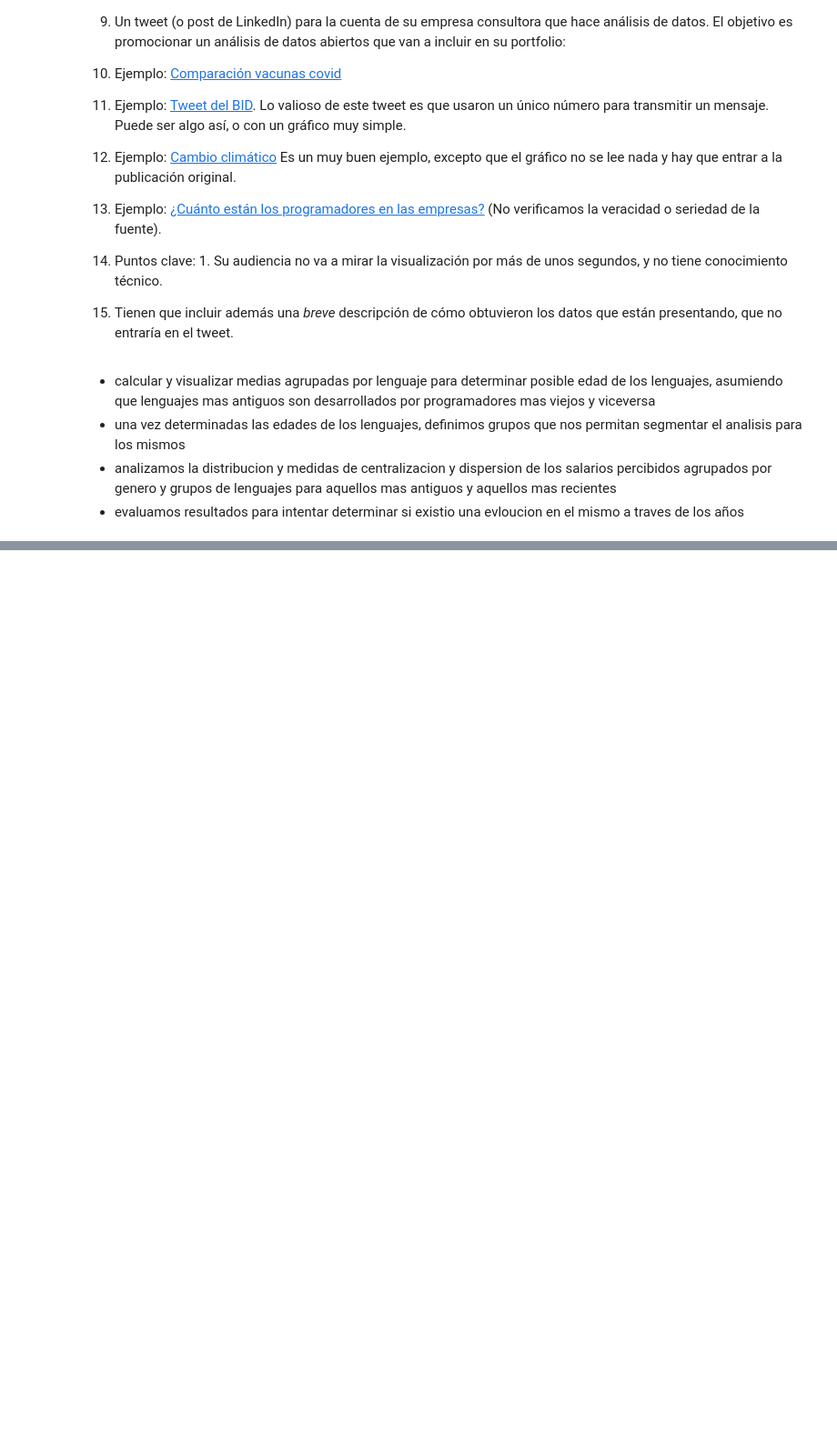
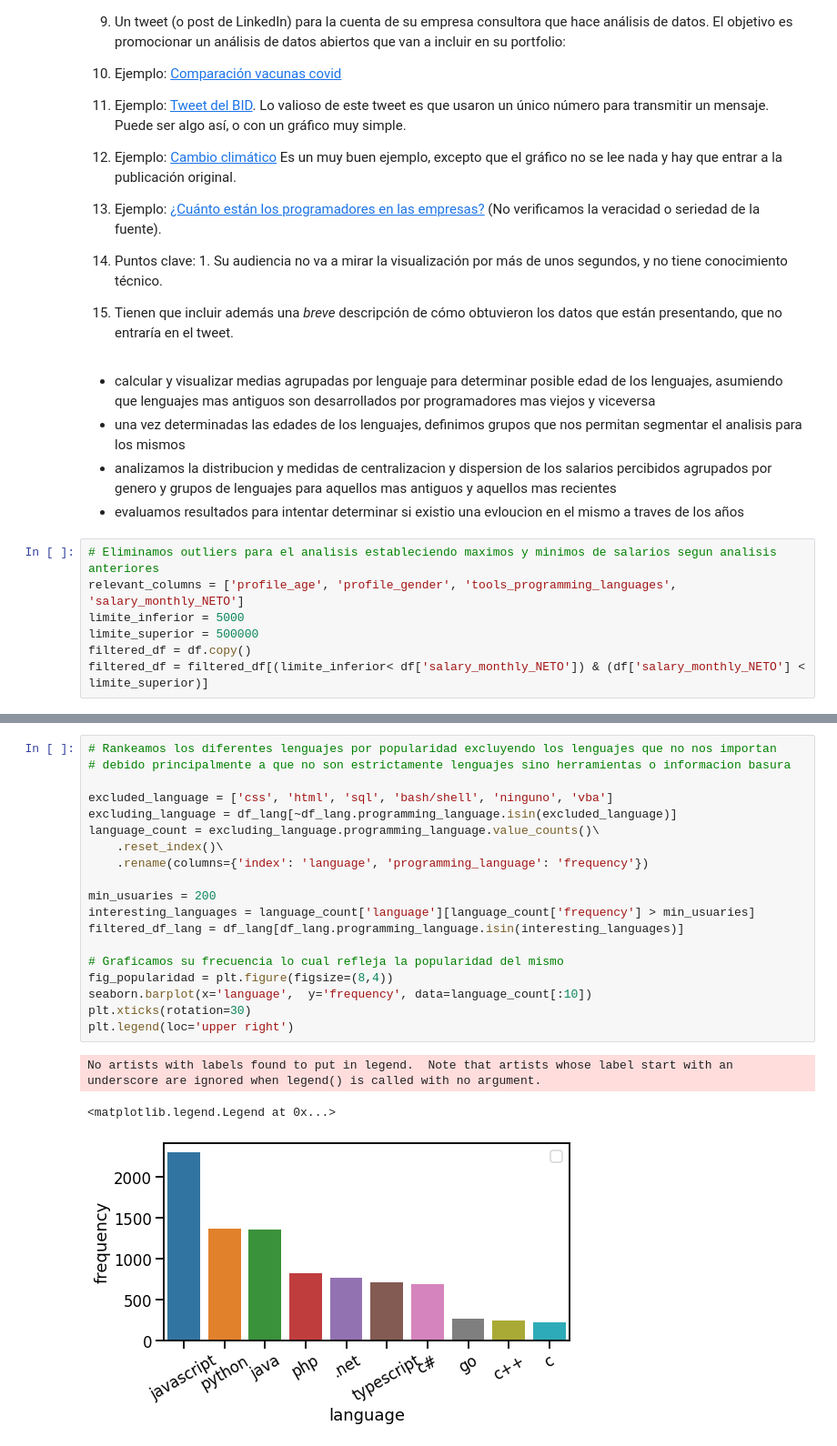
Before and after one commit to ekocian/diplodatos-g10, a Jupyter notebook: ayvd/Grupo_10_AyVD_Entregable_Parte_2.ipynb, the cells around one changed output, grey strips where cells are left out. Shown at 91% size. Cells and saved outputs as stored; diff of their text form; blank space fills up the shorter version.

Commit message:
se agrega analisis para parte 2 de entregable 2 de ayvd

```diff
--- a/ayvd/Grupo_10_AyVD_Entregable_Parte_2.ipynb
+++ b/ayvd/Grupo_10_AyVD_Entregable_Parte_2.ipynb
@@ -231,3 +233,10 @@ No más de 1 página A4 (o dos si los gráficos son muy grandes).
 - una vez determinadas las edades de los lenguajes, definimos grupos que nos permitan segmentar el analisis para los mismos
 - analizamos la distribucion y medidas de centralizacion y dispersion de los salarios percibidos agrupados por genero y grupos de lenguajes para aquellos mas antiguos y aquellos mas recientes
 - evaluamos resultados para intentar determinar si existio una evloucion en el mismo a traves de los años
+# %%
+# Eliminamos outliers para el analisis estableciendo maximos y minimos de salarios segun analisis anteriores
+relevant_columns = ['profile_age', 'profile_gender', 'tools_programming_languages', 'salary_monthly_NETO']
+limite_inferior = 5000
+limite_superior = 500000
+filtered_df = df.copy()
+filtered_df = filtered_df[(limite_inferior< df['salary_monthly_NETO']) & (df['salary_monthly_NETO'] < limite_superior)]
@@ -233,0 +276,23 @@ No más de 1 página A4 (o dos si los gráficos son muy grandes).
+# %%
+# Rankeamos los diferentes lenguajes por popularidad excluyendo los lenguajes que no nos importan
+# debido principalmente a que no son estrictamente lenguajes sino herramientas o informacion basura
+
+excluded_language = ['css', 'html', 'sql', 'bash/shell', 'ninguno', 'vba']
+excluding_language = df_lang[~df_lang.programming_language.isin(excluded_language)]
+language_count = excluding_language.programming_language.value_counts()\
+    .reset_index()\
+    .rename(columns={'index': 'language', 'programming_language': 'frequency'})
+
+min_usuaries = 200
+interesting_languages = language_count['language'][language_count['frequency'] > min_usuaries]
+filtered_df_lang = df_lang[df_lang.programming_language.isin(interesting_languages)]
+
+# Graficamos su frecuencia lo cual refleja la popularidad del mismo
+fig_popularidad = plt.figure(figsize=(8,4))
+seaborn.barplot(x='language',  y='frequency', data=language_count[:10])
+plt.xticks(rotation=30)
+plt.legend(loc='upper right')
+# %% [output]
+No artists with labels found to put in legend.  Note that artists whose label start with an underscore are ignored when legend() is called with no argument.
+<matplotlib.legend.Legend at 0x...>
+[figure, added]
```
Also changed, not shown: parts of 10 cells of this notebook.
